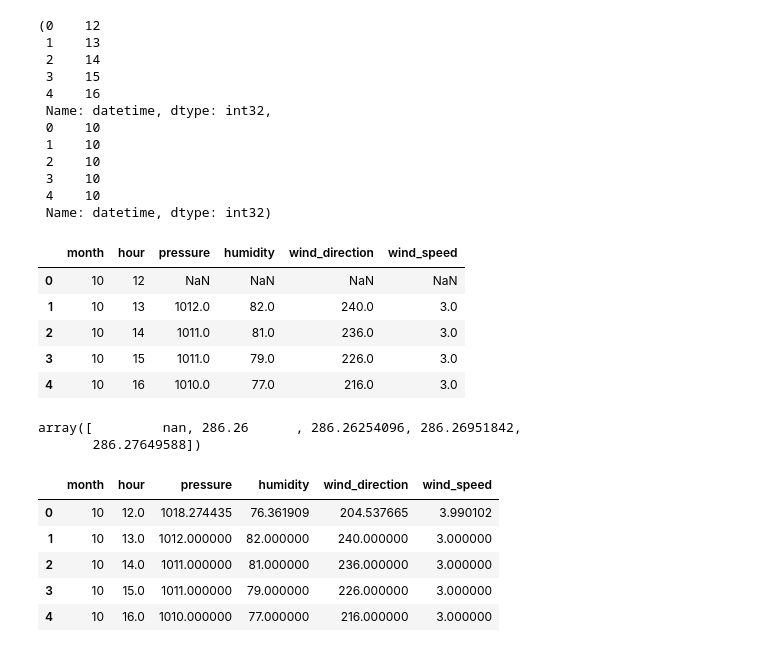
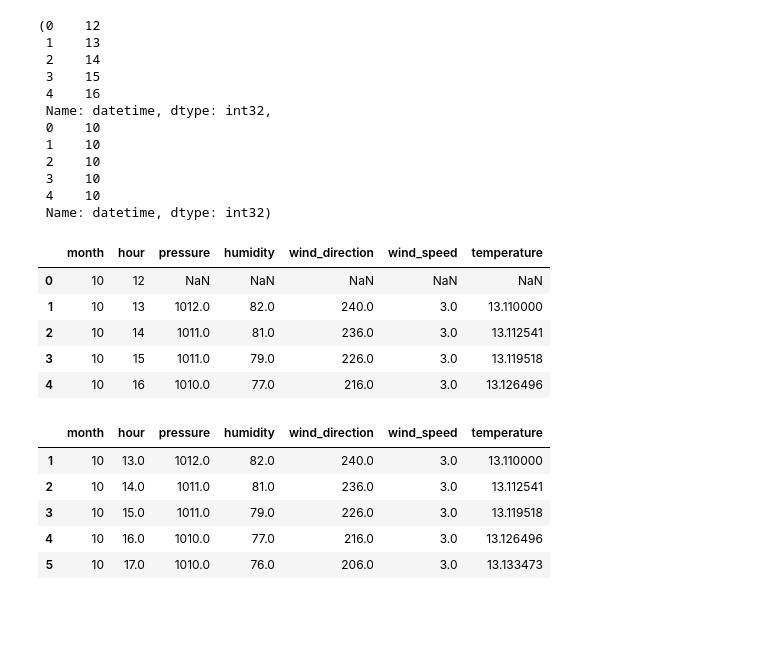
Before and after one commit to FatemehEbrahimiLovesAI/weather_project, a Jupyter notebook: model_maker.ipynb, the cells around one changed output. Cells and saved outputs as stored; diff of their text form; code cells hidden in the pictures; blank space fills up the shorter version.

```diff
--- a/model_maker.ipynb
+++ b/model_maker.ipynb
@@ -31,5 +35,6 @@ Name: Toronto, dtype: float64
 # %%
 temperature = pd.read_csv('./Datasets Archive/temperature.csv')
 temperature = temperature['Toronto']
+temperature = temperature - 273.15
 temperature.head()
 # %% [output]
@@ -83,36 +88,33 @@ hour.head() , month.head()
 # %%
 df = pd.DataFrame({
                 'month':month,
                 'hour':hour,
                 'pressure':pressure,
                 'humidity':humidity,
                 'wind_direction':wind_direction,
-                'wind_speed':wind_speed
+                'wind_speed':wind_speed,
+                'temperature':temperature
 })
 df.head()
 # %% [output]
-|  | month | hour | pressure | humidity | wind_direction | wind_speed |
-| 0 | 10 | 12 | NaN | NaN | NaN | NaN |
-| 1 | 10 | 13 | 1012.0 | 82.0 | 240.0 | 3.0 |
-| 2 | 10 | 14 | 1011.0 | 81.0 | 236.0 | 3.0 |
-| 3 | 10 | 15 | 1011.0 | 79.0 | 226.0 | 3.0 |
-| 4 | 10 | 16 | 1010.0 | 77.0 | 216.0 | 3.0 |
+|  | month | hour | pressure | humidity | wind_direction | wind_speed | temperature |
+| 0 | 10 | 12 | NaN | NaN | NaN | NaN | NaN |
+| 1 | 10 | 13 | 1012.0 | 82.0 | 240.0 | 3.0 | 13.110000 |
+| 2 | 10 | 14 | 1011.0 | 81.0 | 236.0 | 3.0 | 13.112541 |
+| 3 | 10 | 15 | 1011.0 | 79.0 | 226.0 | 3.0 | 13.119518 |
+| 4 | 10 | 16 | 1010.0 | 77.0 | 216.0 | 3.0 | 13.126496 |
-# %%
-y = np.array(temperature)
-y[:5]
-# %% [output]
-array([         nan, 286.26      , 286.26254096, 286.26951842,
-       286.27649588])
 # %%
+df = df.dropna(subset=['temperature'])
+
 for feature in df:
     df[feature] = df[feature].replace(0,None)
     mean_value = np.mean(df[feature])
     df[feature] = df[feature].fillna(mean_value)
 df.head()
 # %% [output]
-|  | month | hour | pressure | humidity | wind_direction | wind_speed |
-| 0 | 10 | 12.0 | 1018.274435 | 76.361909 | 204.537665 | 3.990102 |
-| 1 | 10 | 13.0 | 1012.000000 | 82.000000 | 240.000000 | 3.000000 |
-| 2 | 10 | 14.0 | 1011.000000 | 81.000000 | 236.000000 | 3.000000 |
-| 3 | 10 | 15.0 | 1011.000000 | 79.000000 | 226.000000 | 3.000000 |
-| 4 | 10 | 16.0 | 1010.000000 | 77.000000 | 216.000000 | 3.000000 |
+|  | month | hour | pressure | humidity | wind_direction | wind_speed | temperature |
+| 1 | 10 | 13.0 | 1012.0 | 82.0 | 240.0 | 3.0 | 13.110000 |
+| 2 | 10 | 14.0 | 1011.0 | 81.0 | 236.0 | 3.0 | 13.112541 |
+| 3 | 10 | 15.0 | 1011.0 | 79.0 | 226.0 | 3.0 | 13.119518 |
+| 4 | 10 | 16.0 | 1010.0 | 77.0 | 216.0 | 3.0 | 13.126496 |
+| 5 | 10 | 17.0 | 1010.0 | 76.0 | 206.0 | 3.0 | 13.133473 |
```
Also changed, not shown: parts of 13 cells of this notebook.
